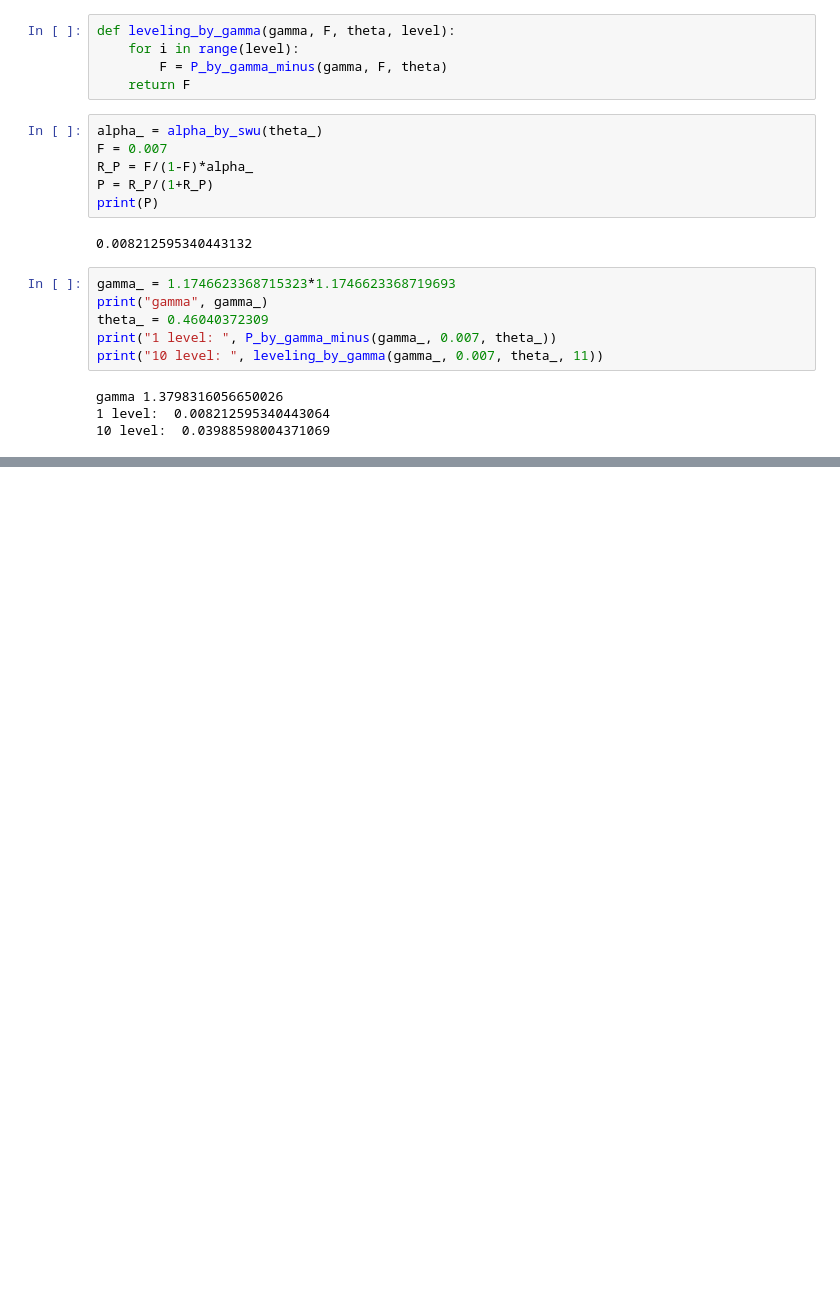
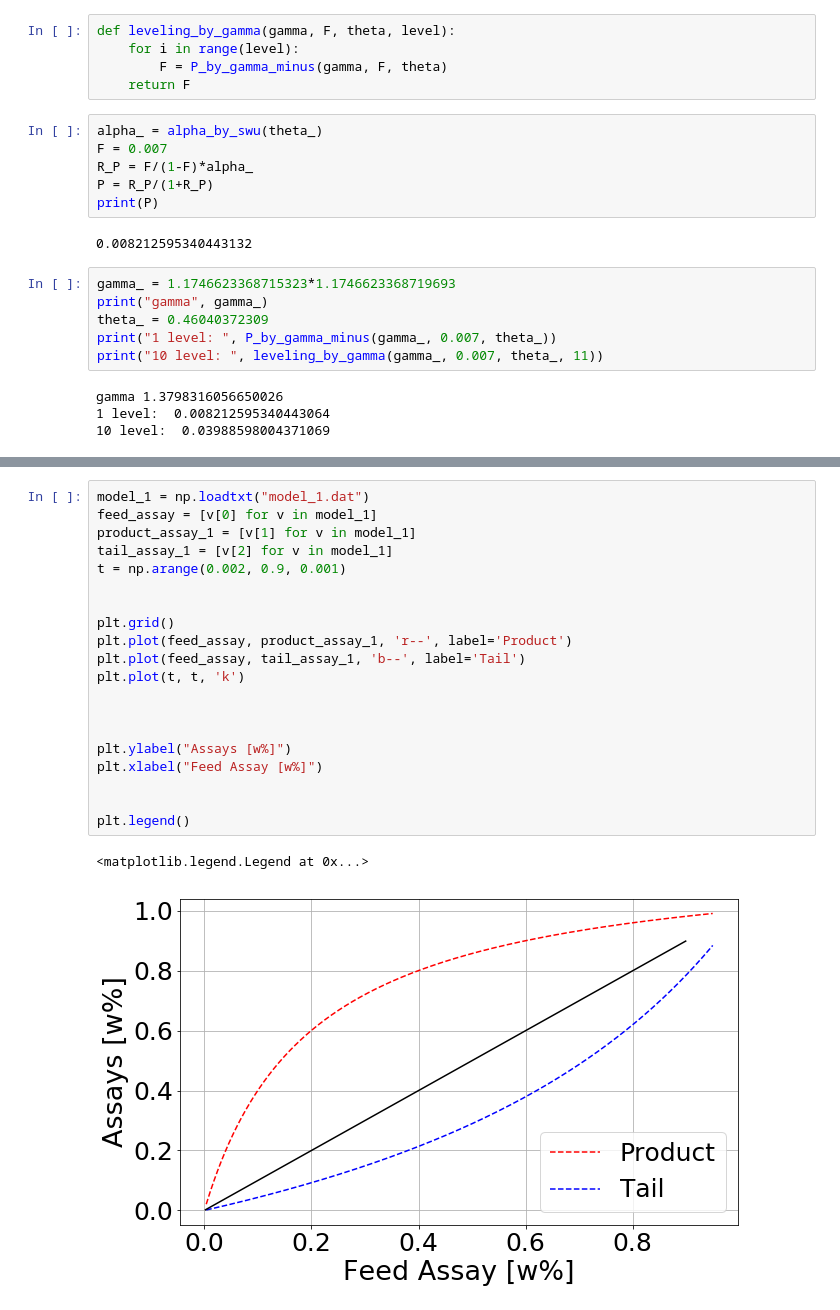
Before and after one commit to stompsjo/enrich_calcs, a Jupyter notebook: deltaU_theta.ipynb, the cells around one changed output, grey strips where cells are left out. Drawn from its saved outputs; the diff is of its cells as text; blank space fills up the shorter version.

```diff
--- a/deltaU_theta.ipynb
+++ b/deltaU_theta.ipynb
@@ -327,0 +350,23 @@ Populating the interactive namespace from numpy and matplotlib
+# %%
+model_1 = np.loadtxt("model_1.dat")
+feed_assay = [v[0] for v in model_1]
+product_assay_1 = [v[1] for v in model_1]
+tail_assay_1 = [v[2] for v in model_1]
+t = np.arange(0.002, 0.9, 0.001)
+
+
+plt.grid()
+plt.plot(feed_assay, product_assay_1, 'r--', label='Product')
+plt.plot(feed_assay, tail_assay_1, 'b--', label='Tail')
+plt.plot(t, t, 'k')
+
+
+
+plt.ylabel("Assays [w%]")
+plt.xlabel("Feed Assay [w%]")
+
+
+plt.legend()
+# %% [output]
+<matplotlib.legend.Legend at 0x...>
+[figure, added]
```
Also changed, not shown: parts of 15 cells of this notebook, 7 other files.
